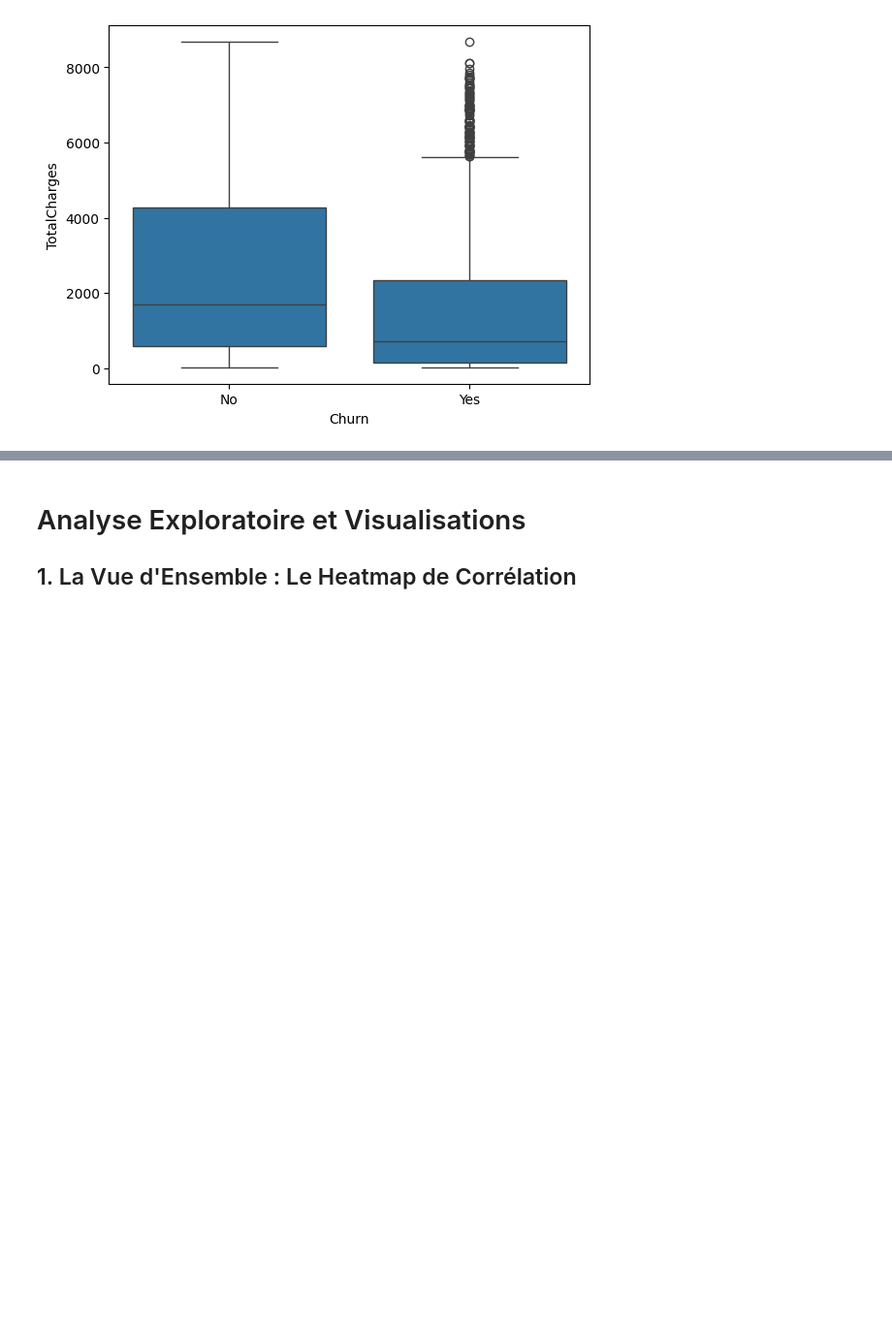
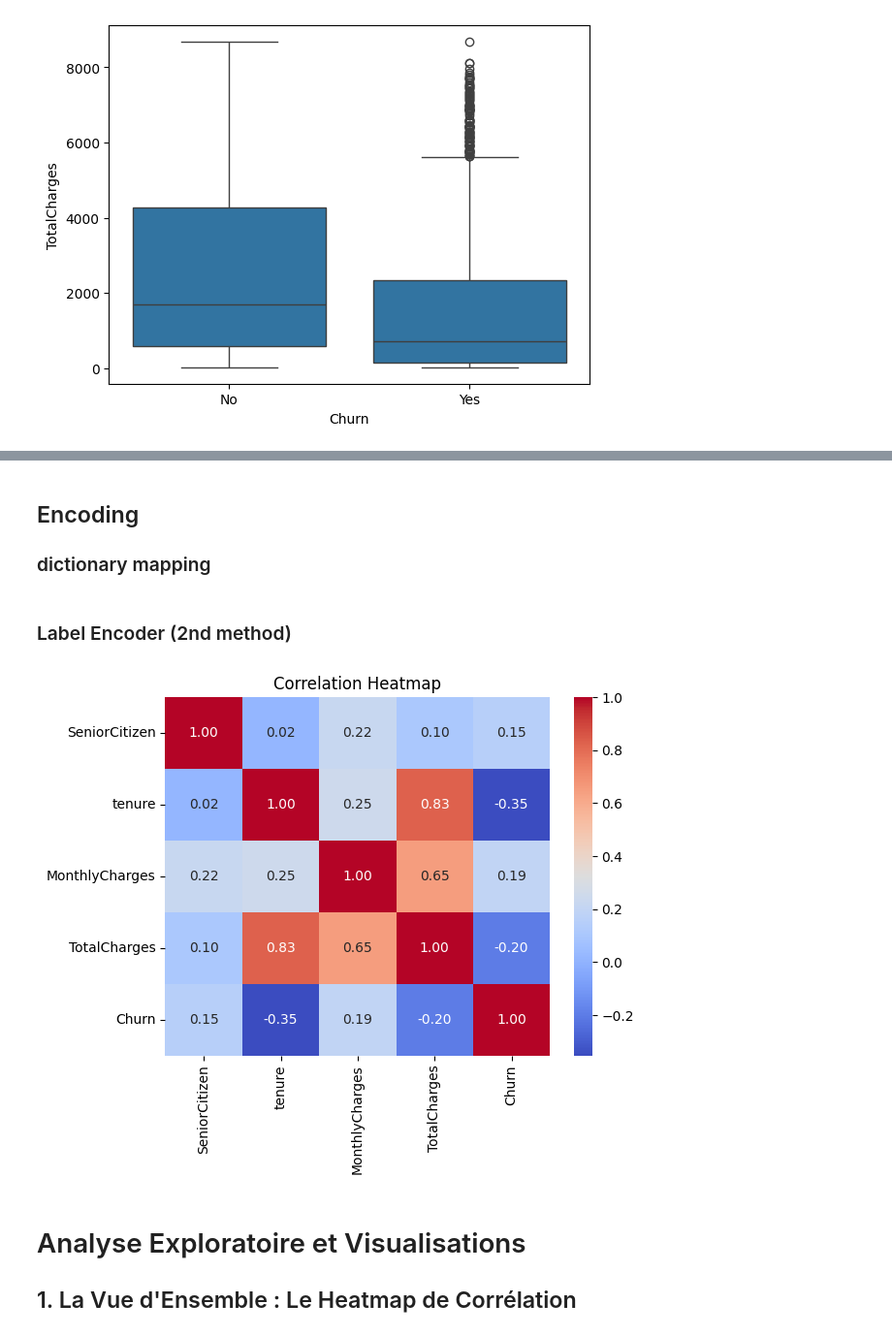
Before and after one commit to moubarak1ezzyani/Telecom-Churn-AI, a Jupyter notebook: notebooks/eda.ipynb, the cells around one changed output, grey strips where cells are left out. Shown at 97% size. Cells and saved outputs as stored; diff of their text form; code cells hidden in the pictures; blank space fills up the shorter version.

Commit message:
fix : heatmap

```diff
--- a/notebooks/eda.ipynb
+++ b/notebooks/eda.ipynb
@@ -184,3 +192,21 @@ for col in df_num.columns:
+# %% [markdown]
+## Encoding
+### dictionary mapping
+# %%
+Churn_Map={'Yes' : 1, 'No' : 0}
+df_copy['Churn']=df_copy["Churn"].map(Churn_Map)
+# %% [markdown]
+### Label Encoder (2nd method)
+# %%
+l_e=LabelEncoder()
+df_copy["Churn"]=l_e.fit_transform(df_copy["Churn"])    # df["item"] = Le.fit_transform(df["item"])
+# %%
+df_num=df_copy.select_dtypes(include=np.number)
+sns.heatmap(df_num.corr(), annot=True, cmap='coolwarm', fmt=".2f")
+plt.title("Correlation Heatmap")
+plt.show()
+# %% [output]
+[figure, added]
 # %% [markdown]
 # Analyse Exploratoire et Visualisations
 ## 1. La Vue d'Ensemble : Le Heatmap de Corrélation
```
Also changed, not shown: parts of 11 cells of this notebook.
